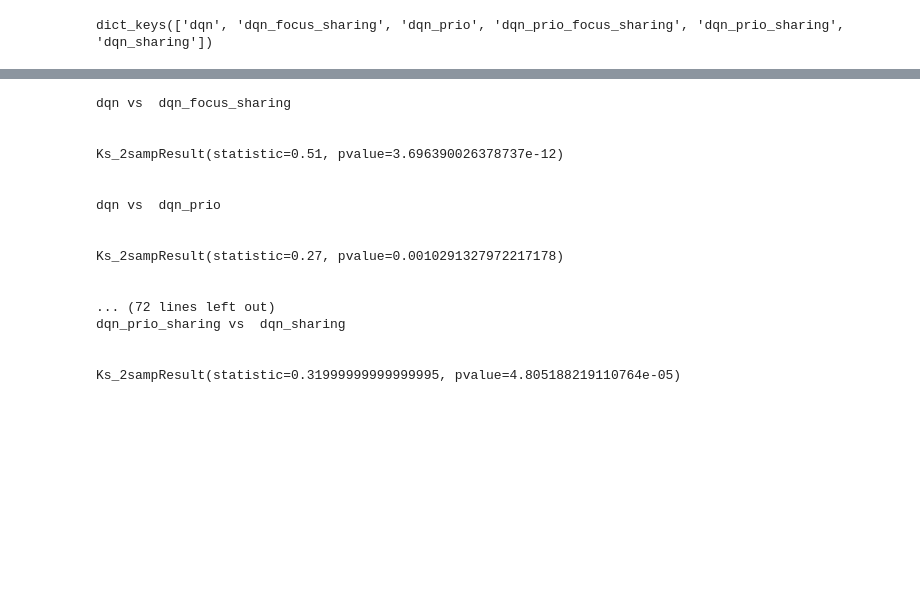
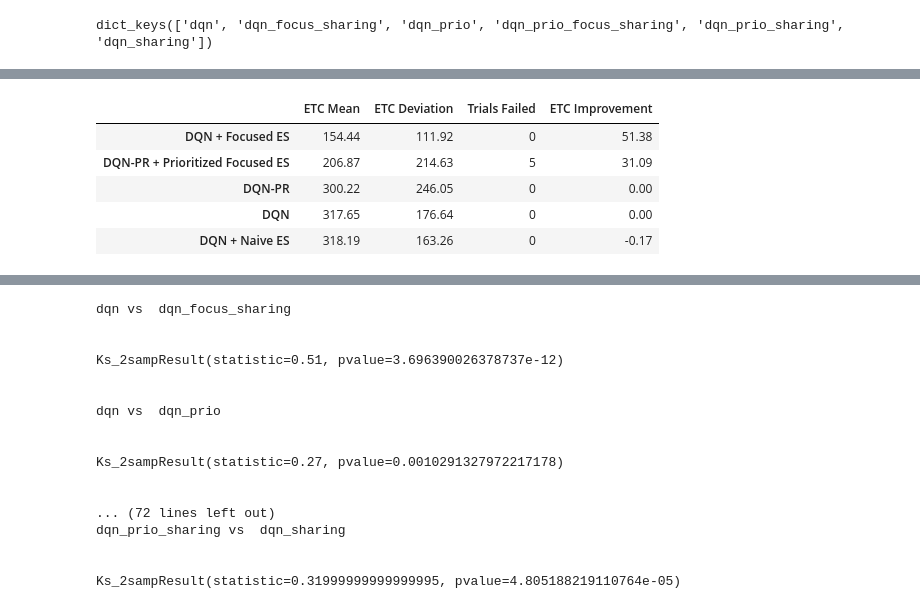
Before and after one commit to lucasosouza/fasterRL, a Jupyter notebook: notebooks/Masters1-Analysis-Linux.ipynb, the cells around one changed output, grey strips where cells are left out. Drawn from its saved outputs; the diff is of its cells as text; code cells hidden in the pictures; blank space fills up the shorter version.

```diff
--- a/notebooks/Masters1-Analysis-Linux.ipynb
+++ b/notebooks/Masters1-Analysis-Linux.ipynb
@@ -255,11 +270,11 @@ graph = {}
 # %%
-graph['NE Mean'] = []
+graph['ETC Mean'] = []
 for k,v in episode_count.items():
-    graph['NE Mean'].append(np.mean(v))
+    graph['ETC Mean'].append(np.mean(v))
 
-graph['NE Deviation'] = []
+graph['ETC Deviation'] = []
 for k,v in episode_count.items():
-    graph['NE Deviation'].append(np.std(v))
+    graph['ETC Deviation'].append(np.std(v))
 # %%
 graph['Trials Failed'] = []
 for k,v in episode_count.items():
@@ -291,3 +306,25 @@ df.head(10)
+# %%
+# calculate improvements
+col = 'ETC Improvement'
+metric = 'ETC Mean'
+df[col] = 0
+
+base_key = 'DQN-PR'
+for key in ['DQN-PR', 'DQN-PR + Prioritized Focused ES','DQN-PR + Prioritized ES']:
+    df.loc[key, col] = (100*(df.loc[base_key, metric]-df.loc[key, metric])/df.loc[base_key, metric]).round(2)
+
+base_key = 'DQN'
+for key in ['DQN', 'DQN + Focused ES','DQN + Naive ES']:
+    df.loc[key, col] = (100*(df.loc[base_key, metric]-df.loc[key, metric])/df.loc[base_key, metric]).round(2)
+# %%
+df.head()
+# %% [output]
+|  | ETC Mean | ETC Deviation | Trials Failed | ETC Improvement |
+| DQN + Focused ES | 154.44 | 111.92 | 0 | 51.38 |
+| DQN-PR + Prioritized Focused ES | 206.87 | 214.63 | 5 | 31.09 |
+| DQN-PR | 300.22 | 246.05 | 0 | 0.00 |
+| DQN | 317.65 | 176.64 | 0 | 0.00 |
+| DQN + Naive ES | 318.19 | 163.26 | 0 | -0.17 |
 # %%
 print(df.to_latex())
 # %% [output]
```
Also changed, not shown: parts of 11 cells of this notebook, 7 other files.
